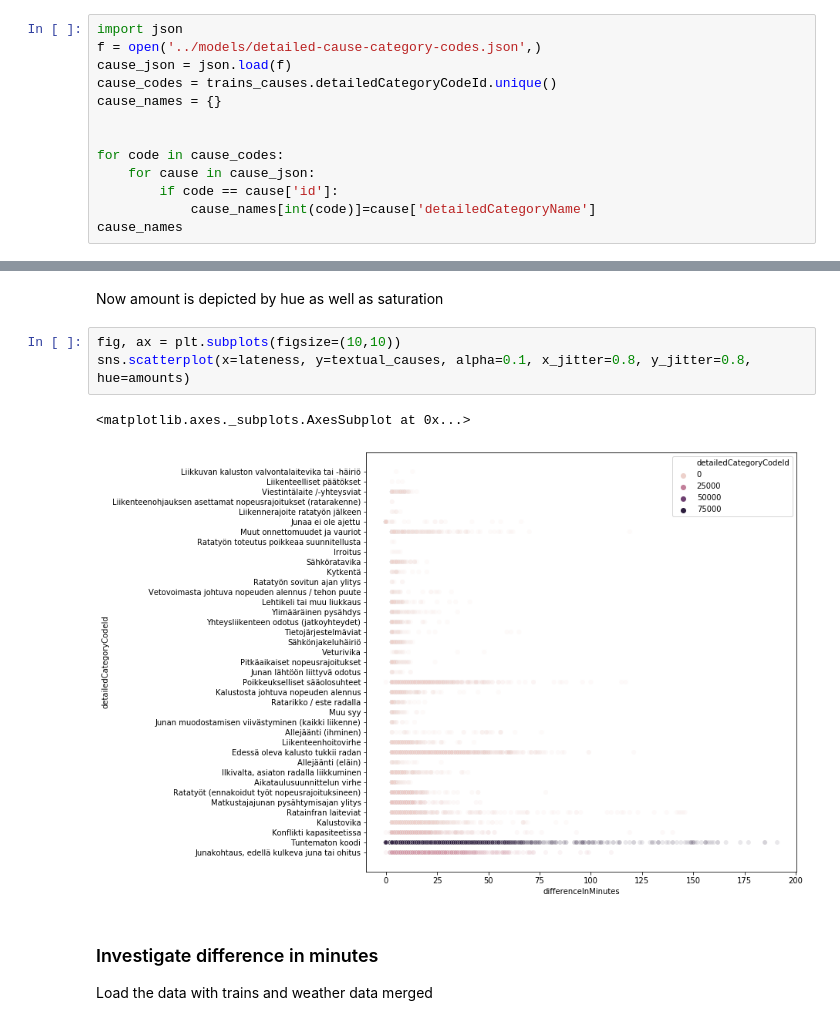
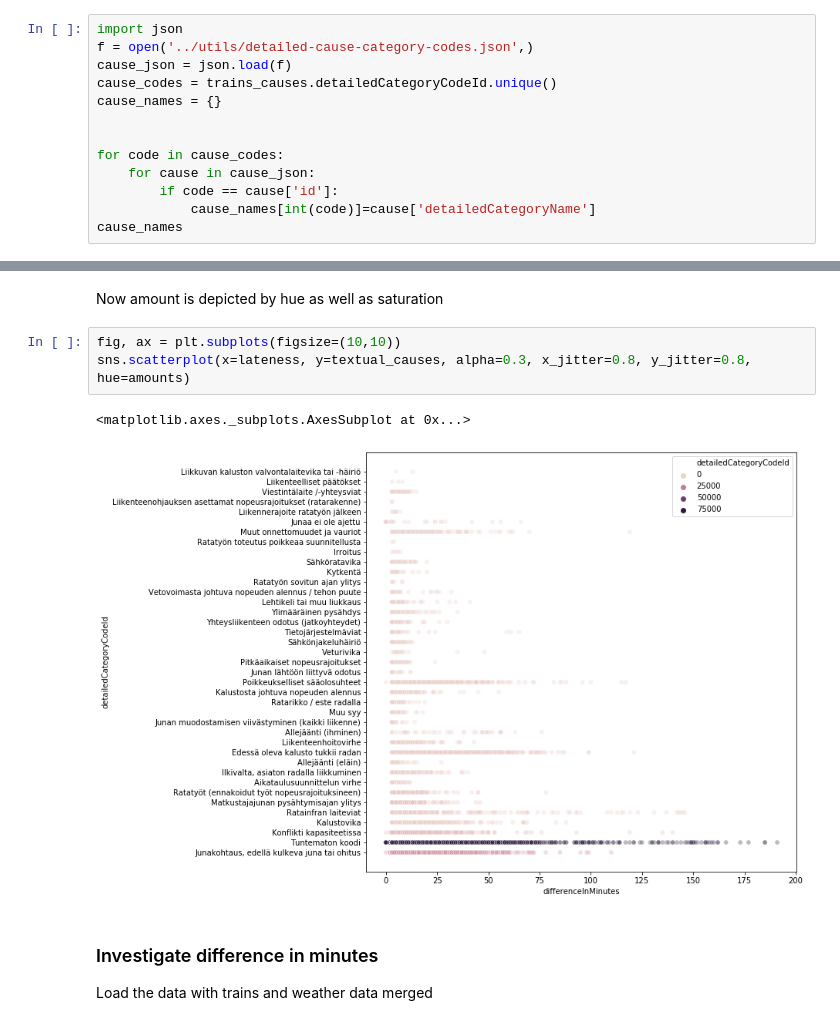
Before and after one commit to millalin/Train-predictor, a Jupyter notebook: notebooks/explore-train.ipynb, the cells around one changed output, grey strips where cells are left out. Saved outputs shown, nothing was run; the diff lists cells and outputs as text.

```diff
--- a/notebooks/explore-train.ipynb
+++ b/notebooks/explore-train.ipynb
@@ -31,7 +31,7 @@ sns.heatmap(cor_causes, annot=True, cmap=plt.cm.Reds)
 Let's investigate the causes in detail
 # %%
 import json
-f = open('../models/detailed-cause-category-codes.json',)
+f = open('../utils/detailed-cause-category-codes.json',)
 cause_json = json.load(f)
 cause_codes = trains_causes.detailedCategoryCodeId.unique()
 cause_names = {}
@@ -93,10 +106,10 @@ Text(0.5, 0, 'Difference in minutes')
 Now amount is depicted by hue as well as saturation
 # %%
 fig, ax = plt.subplots(figsize=(10,10))
-sns.scatterplot(x=lateness, y=textual_causes, alpha=0.1, x_jitter=0.8, y_jitter=0.8, hue=amounts)
+sns.scatterplot(x=lateness, y=textual_causes, alpha=0.3, x_jitter=0.8, y_jitter=0.8, hue=amounts)
 # %% [output]
 <matplotlib.axes._subplots.AxesSubplot at 0x...>
-[figure, old version]
+[figure, new version]
 # %% [markdown]
 ### Investigate difference in minutes
 
```
Also changed, not shown: parts of 4 cells of this notebook.
